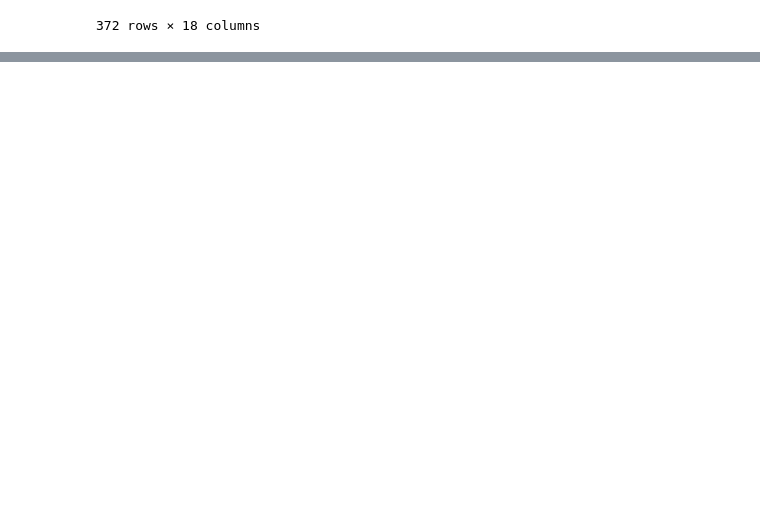
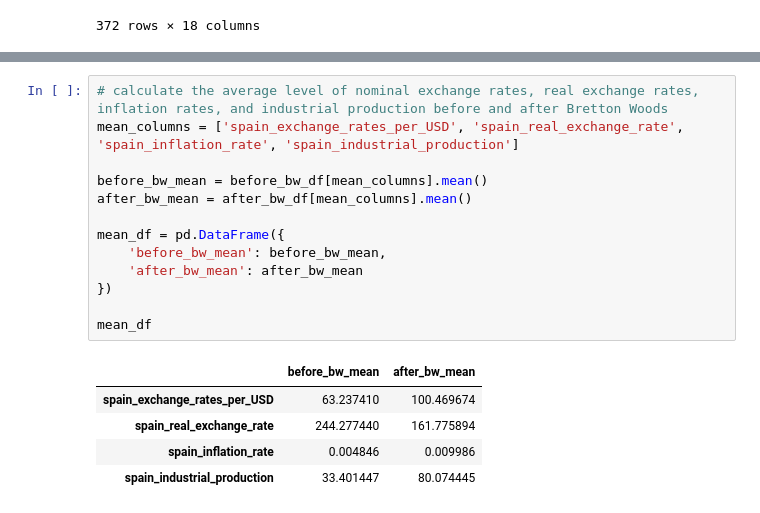
Before and after one commit to yuyaobai/ec1b1-coursework-group15, a Jupyter notebook: ec1b1coursework.ipynb, the cells around one changed output, grey strips where cells are left out. Cells and saved outputs as stored; diff of their text form; blank space fills up the shorter version.

Commit message:
added code for mean

```diff
--- a/ec1b1coursework.ipynb
+++ b/ec1b1coursework.ipynb
@@ -474,0 +484,19 @@ std_df
+# %%
+# calculate the average level of nominal exchange rates, real exchange rates, inflation rates, and industrial production before and after Bretton Woods
+mean_columns = ['spain_exchange_rates_per_USD', 'spain_real_exchange_rate', 'spain_inflation_rate', 'spain_industrial_production']
+
+before_bw_mean = before_bw_df[mean_columns].mean()
+after_bw_mean = after_bw_df[mean_columns].mean()
+
+mean_df = pd.DataFrame({
+    'before_bw_mean': before_bw_mean,
+    'after_bw_mean': after_bw_mean
+})
+
+mean_df
+# %% [output]
+|  | before_bw_mean | after_bw_mean |
+| spain_exchange_rates_per_USD | 63.237410 | 100.469674 |
+| spain_real_exchange_rate | 244.277440 | 161.775894 |
+| spain_inflation_rate | 0.004846 | 0.009986 |
+| spain_industrial_production | 33.401447 | 80.074445 |
```
Also changed, not shown: parts of 3 cells of this notebook.
